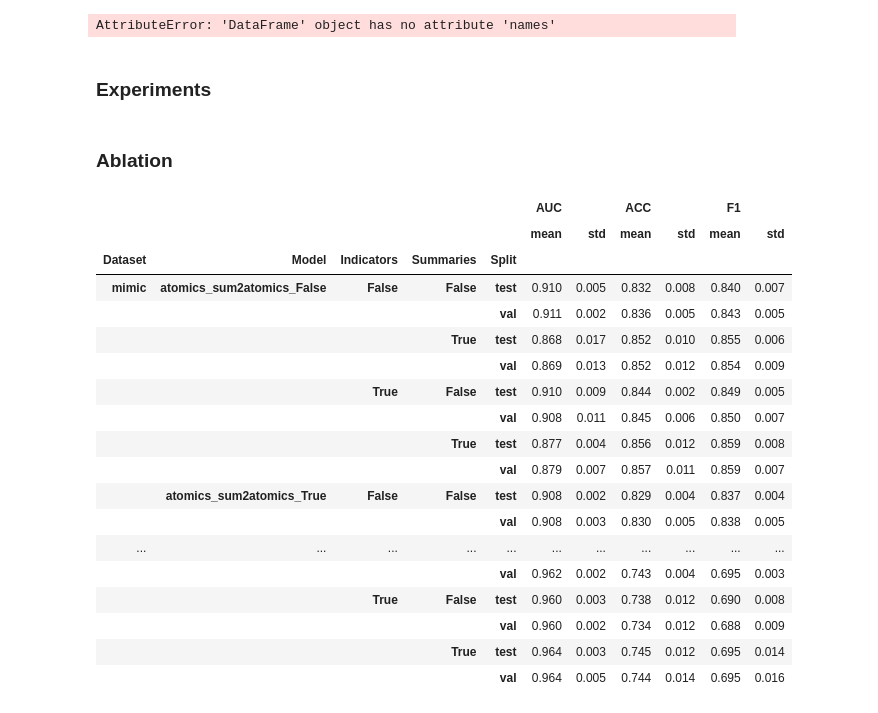
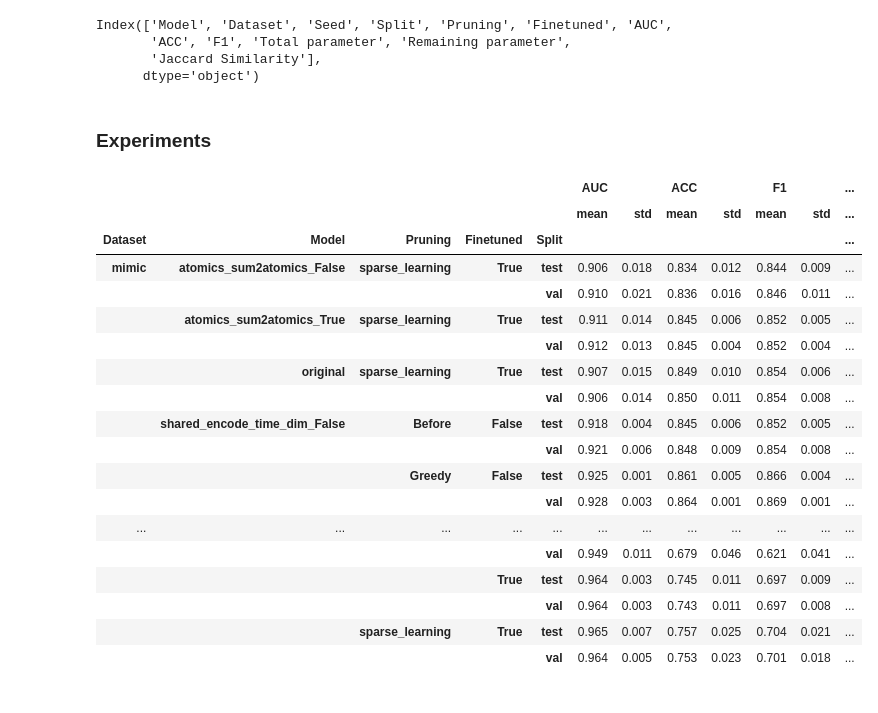
Before and after one commit to KevinArmbruster/optimal-summaries-public, a Jupyter notebook: scripts/combine_results.ipynb, the cells around one changed output. Drawn from its saved outputs; the diff is of its cells as text; code cells hidden in the pictures.

```diff
--- a/scripts/combine_results.ipynb
+++ b/scripts/combine_results.ipynb
@@ -28,43 +30,38 @@ pd.set_option('display.max_rows', None)
 pd.set_option('display.max_columns', None)
 # %%
 combined_df = pd.concat(result_dfs, ignore_index=True).round(3)
-combined_df.names
+combined_df.columns
 # %% [output]
-AttributeError: 'DataFrame' object has no attribute 'names'
+Index(['Model', 'Dataset', 'Seed', 'Split', 'Pruning', 'Finetuned', 'AUC',
+       'ACC', 'F1', 'Total parameter', 'Remaining parameter',
+       'Jaccard Similarity'],
+      dtype='object')
 # %% [markdown]
 ### Experiments
 # %%
 # Model,Indicators,Summaries,Dataset,Seed,Split,AUC,ACC,F1,Cutoff,Lower threshold,Upper threshold
 
-combined_df = combined_df.drop(columns=['Seed']).groupby(["Dataset", "Model", "Pruning", "Summaries", "Split"]).agg(["mean", "std"]).round(3)
-combined_df
+combined_df.drop(columns=['Seed']).groupby(["Dataset", "Model", "Pruning", "Finetuned", "Split"]).agg(["mean", "std"]).round(3)
+# %% [output]
+|  |  |  |  |  | AUC |  | ACC |  | F1 |  | ... |
+|  |  |  |  |  | mean | std | mean | std | mean | std | ... |
+| Dataset | Model | Pruning | Finetuned | Split |  |  |  |  |  |  | ... |
+| mimic | atomics_sum2atomics_False | sparse_learning | True | test | 0.906 | 0.018 | 0.834 | 0.012 | 0.844 | 0.009 | ... |
+|  |  |  |  | val | 0.910 | 0.021 | 0.836 | 0.016 | 0.846 | 0.011 | ... |
+|  | atomics_sum2atomics_True | sparse_learning | True | test | 0.911 | 0.014 | 0.845 | 0.006 | 0.852 | 0.005 | ... |
+|  |  |  |  | val | 0.912 | 0.013 | 0.845 | 0.004 | 0.852 | 0.004 | ... |
+|  | original | sparse_learning | True | test | 0.907 | 0.015 | 0.849 | 0.010 | 0.854 | 0.006 | ... |
+|  |  |  |  | val | 0.906 | 0.014 | 0.850 | 0.011 | 0.854 | 0.008 | ... |
+|  | shared_encode_time_dim_False | Before | False | test | 0.918 | 0.004 | 0.845 | 0.006 | 0.852 | 0.005 | ... |
+|  |  |  |  | val | 0.921 | 0.006 | 0.848 | 0.009 | 0.854 | 0.008 | ... |
+|  |  | Greedy | False | test | 0.925 | 0.001 | 0.861 | 0.005 | 0.866 | 0.004 | ... |
+|  |  |  |  | val | 0.928 | 0.003 | 0.864 | 0.001 | 0.869 | 0.001 | ... |
+| ... | ... | ... | ... | ... | ... | ... | ... | ... | ... | ... | ... |
+|  |  |  |  | val | 0.949 | 0.011 | 0.679 | 0.046 | 0.621 | 0.041 | ... |
+|  |  |  | True | test | 0.964 | 0.003 | 0.745 | 0.011 | 0.697 | 0.009 | ... |
+|  |  |  |  | val | 0.964 | 0.003 | 0.743 | 0.011 | 0.697 | 0.008 | ... |
+|  |  | sparse_learning | True | test | 0.965 | 0.007 | 0.757 | 0.025 | 0.704 | 0.021 | ... |
+|  |  |  |  | val | 0.964 | 0.005 | 0.753 | 0.023 | 0.701 | 0.018 | ... |
-# %% [markdown]
-### Ablation
-# %%
-# Model,Indicators,Summaries,Dataset,Seed,Split,AUC,ACC,F1,Cutoff,Lower threshold,Upper threshold
-
-combined_df = combined_df.drop(columns=['Seed', "Cutoff", "Lower threshold", "Upper threshold"]).groupby(["Dataset", "Model", "Indicators", "Summaries", "Split"]).agg(["mean", "std"]).round(3)
-combined_df
-# %% [output]
-|  |  |  |  |  | AUC |  | ACC |  | F1 |  |
-|  |  |  |  |  | mean | std | mean | std | mean | std |
-| Dataset | Model | Indicators | Summaries | Split |  |  |  |  |  |  |
-| mimic | atomics_sum2atomics_False | False | False | test | 0.910 | 0.005 | 0.832 | 0.008 | 0.840 | 0.007 |
-|  |  |  |  | val | 0.911 | 0.002 | 0.836 | 0.005 | 0.843 | 0.005 |
-|  |  |  | True | test | 0.868 | 0.017 | 0.852 | 0.010 | 0.855 | 0.006 |
-|  |  |  |  | val | 0.869 | 0.013 | 0.852 | 0.012 | 0.854 | 0.009 |
-|  |  | True | False | test | 0.910 | 0.009 | 0.844 | 0.002 | 0.849 | 0.005 |
-|  |  |  |  | val | 0.908 | 0.011 | 0.845 | 0.006 | 0.850 | 0.007 |
-|  |  |  | True | test | 0.877 | 0.004 | 0.856 | 0.012 | 0.859 | 0.008 |
-|  |  |  |  | val | 0.879 | 0.007 | 0.857 | 0.011 | 0.859 | 0.007 |
-|  | atomics_sum2atomics_True | False | False | test | 0.908 | 0.002 | 0.829 | 0.004 | 0.837 | 0.004 |
-|  |  |  |  | val | 0.908 | 0.003 | 0.830 | 0.005 | 0.838 | 0.005 |
-| ... | ... | ... | ... | ... | ... | ... | ... | ... | ... | ... |
-|  |  |  |  | val | 0.962 | 0.002 | 0.743 | 0.004 | 0.695 | 0.003 |
-|  |  | True | False | test | 0.960 | 0.003 | 0.738 | 0.012 | 0.690 | 0.008 |
-|  |  |  |  | val | 0.960 | 0.002 | 0.734 | 0.012 | 0.688 | 0.009 |
-|  |  |  | True | test | 0.964 | 0.003 | 0.745 | 0.012 | 0.695 | 0.014 |
-|  |  |  |  | val | 0.964 | 0.005 | 0.744 | 0.014 | 0.695 | 0.016 |
 # %%
 grouped = combined_df.drop(columns=["Seed", "Dataset"]).groupby(["Pruning", "Model", "Finetuned", "Split"]).agg(["mean", "std"]).round(3)#.reset_index()
 # grouped = grouped.style.highlight_max(color = 'green', axis = 0).highlight_min(color = 'red', axis = 0)
```
Also changed, not shown: parts of 2 cells of this notebook, 8 other files.
